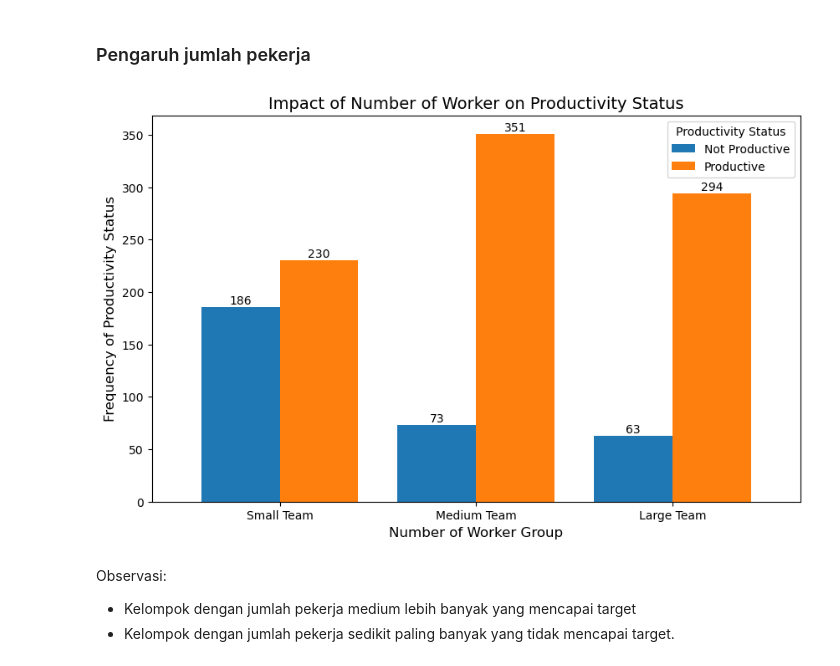
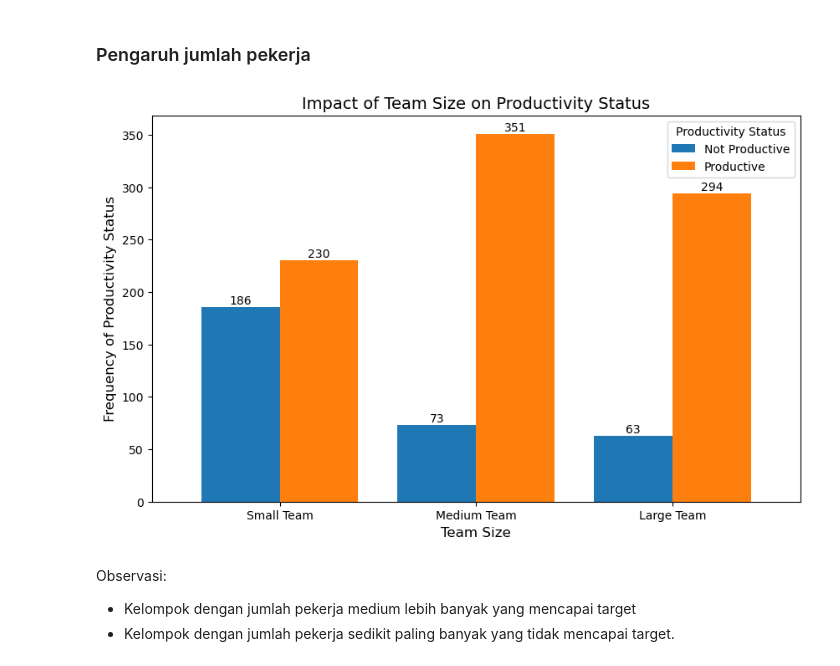
Before and after one commit to tiyasanin1/garment-productivity-analysis, a Jupyter notebook: notebook/code.ipynb, the cells around one changed output. Drawn from its saved outputs; the diff is of its cells as text; code cells hidden in the pictures.

```diff
--- a/notebook/code.ipynb
+++ b/notebook/code.ipynb
@@ -295,36 +311,36 @@ dist_bivariate('no_of_workers')
 df['worker_group'] = pd.qcut(df['no_of_workers'], q=3, labels=['Small Team', 'Medium Team', 'Large Team'])
 
 # Mengelompokkan data dengan label sementara
 productivity_count = df.groupby(['worker_group', df['productivity_status'].replace({
     0: 'Not Productive',
     1: 'Productive'
 })], observed=False).size().unstack(fill_value=0)
 
 # Plot
 fig, ax = plt.subplots(figsize=(10, 6))
 bars = productivity_count.plot(kind='bar', ax=ax, width=0.8)
 
 # Menambahkan label di diagram batang
 for container in bars.containers:
     for bar in container:
         height = bar.get_height()
         if height > 0:
             ax.text(
                 bar.get_x() + bar.get_width() / 2,
                 height + 0.5,
                 f'{int(height)}',
                 ha='center', va='bottom', fontsize=10, color='black'
             )
 
 # Judul, label, dan lainnya
-plt.title('Impact of Number of Worker on Productivity Status', fontsize=14)
-plt.xlabel('Number of Worker Group', fontsize=12)
+plt.title('Impact of Team Size on Productivity Status', fontsize=14)
+plt.xlabel('Team Size', fontsize=12)
 plt.ylabel('Frequency of Productivity Status', fontsize=12)
 plt.legend(title='Productivity Status')
 plt.xticks(rotation=0)
 plt.show()
 # %% [output]
-[figure, old version]
+[figure, new version]
 # %% [markdown]
 Observasi:
 - Kelompok dengan jumlah pekerja medium lebih banyak yang mencapai target
```
Also changed, not shown: parts of 7 cells of this notebook.
